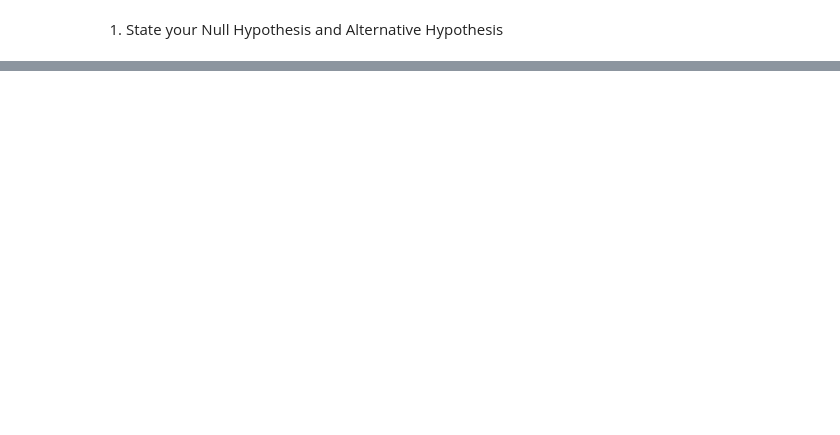
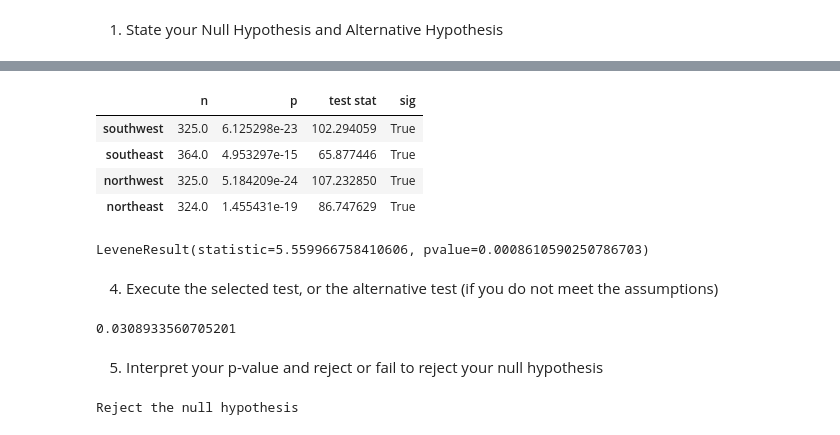
Before and after one commit to zeekwired/Hypothesis-Testing, a Jupyter notebook: Hypothesis_Testing.ipynb, the cells around one changed output, grey strips where cells are left out. Cells and saved outputs as stored; diff of their text form; code cells hidden in the pictures; blank space fills up the shorter version.

```diff
--- a/Hypothesis_Testing.ipynb
+++ b/Hypothesis_Testing.ipynb
@@ -196,0 +184,22 @@ plt.show()
+# %%
+## Creating groups dictionary
+groups = {}
+## Looping through all unique values in the region column
+for region in insurance['region'].unique():
+    ## Getting series of charges for each region
+    data = insurance[insurance['region'] == region]['charges']
+    # Saving the series in the dictionary
+    groups[region] = data
+
+# Looping through the keys and values in the groups dictionary to perform a normal test on each group
+# and comfirming there are > 20 in each group
+normal_test = {}
+
+for key, value in groups.items():
+    stat, p = stats.normaltest(value)
+    normal_test[key] = {'n': len(value), 'p': p, 'test stat': stat}
+    print(f'{key}: {len(value)}')
+
+# Converting the normal_test dictionary to a dataframe
+normal_test_df = pd.DataFrame(normal_test).T
+normal_test_df
@@ -196,0 +216,29 @@ plt.show()
+# %%
+normal_test_df['sig'] = normal_test_df['p'] < 0.05
+normal_test_df
+# %% [output]
+|  | n | p | test stat | sig |
+| southwest | 325.0 | 6.125298e-23 | 102.294059 | True |
+| southeast | 364.0 | 4.953297e-15 | 65.877446 | True |
+| northwest | 325.0 | 5.184209e-24 | 107.232850 | True |
+| northeast | 324.0 | 1.455431e-19 | 86.747629 | True |
+# %%
+stats.levene(*groups.values())
+# %% [output]
+LeveneResult(statistic=5.559966758410606, pvalue=0.0008610590250786703)
+# %% [markdown]
+4. Execute the selected test, or the alternative test (if you do not meet the assumptions)
+# %%
+stat, p = stats.f_oneway(*groups.values())
+p
+# %% [output]
+0.0308933560705201
+# %% [markdown]
+5. Interpret your p-value and reject or fail to reject your null hypothesis
+# %%
+if p < 0.05:
+    print('Reject the null hypothesis')
+else:
+    print('Fail to reject the null hypothesis')
+# %% [output]
+Reject the null hypothesis
```
Also changed, not shown: parts of 12 cells of this notebook.
